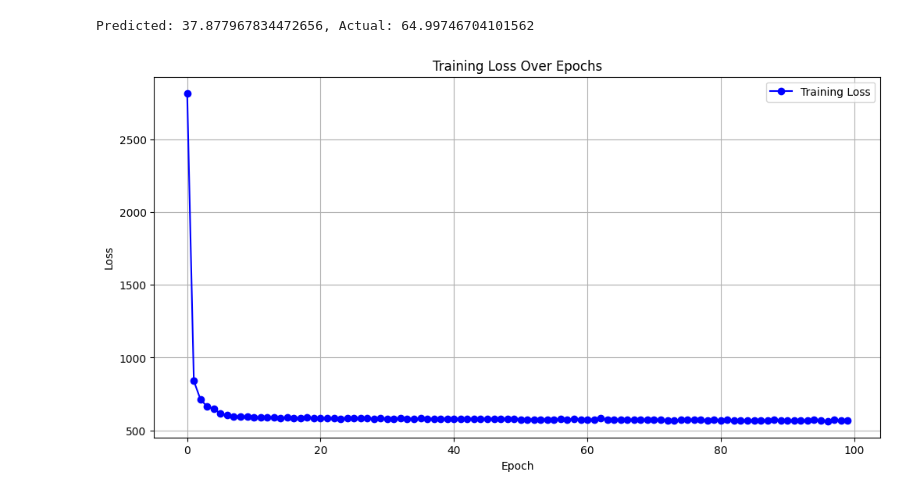
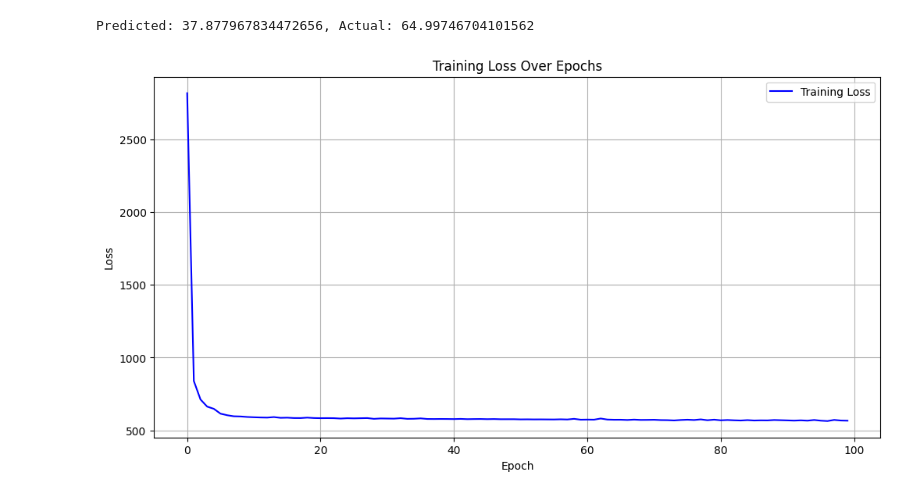
Before and after one commit to kasidis-manasurangkul/time_travel_prediction_model, a Jupyter notebook: model.ipynb, the cells around one changed output. Drawn from its saved outputs; the diff is of its cells as text; code cells hidden in the pictures.

Commit message:
remove dot in line graph

```diff
--- a/model.ipynb
+++ b/model.ipynb
@@ -162,14 +162,14 @@ Predicted: 37.877967834472656, Actual: 64.99746704101562
 # %%
 import matplotlib.pyplot as plt
 
 # Assuming 'losses' is a list or array containing the loss values for each epoch
 plt.figure(figsize=(12, 6))
-plt.plot(losses, label='Training Loss', color='blue', linestyle='-', marker='o')
+plt.plot(losses, label='Training Loss', color='blue', linestyle='-', marker='')
 plt.title('Training Loss Over Epochs')
 plt.xlabel('Epoch')
 plt.ylabel('Loss')
 plt.legend()
 plt.grid(True)
 plt.savefig(f"{modelPath}/losses_{model_name[:-4]}.png")
 # %% [output]
-[figure, old version]
+[figure, new version]
```
Also changed, not shown: 2 other files.
